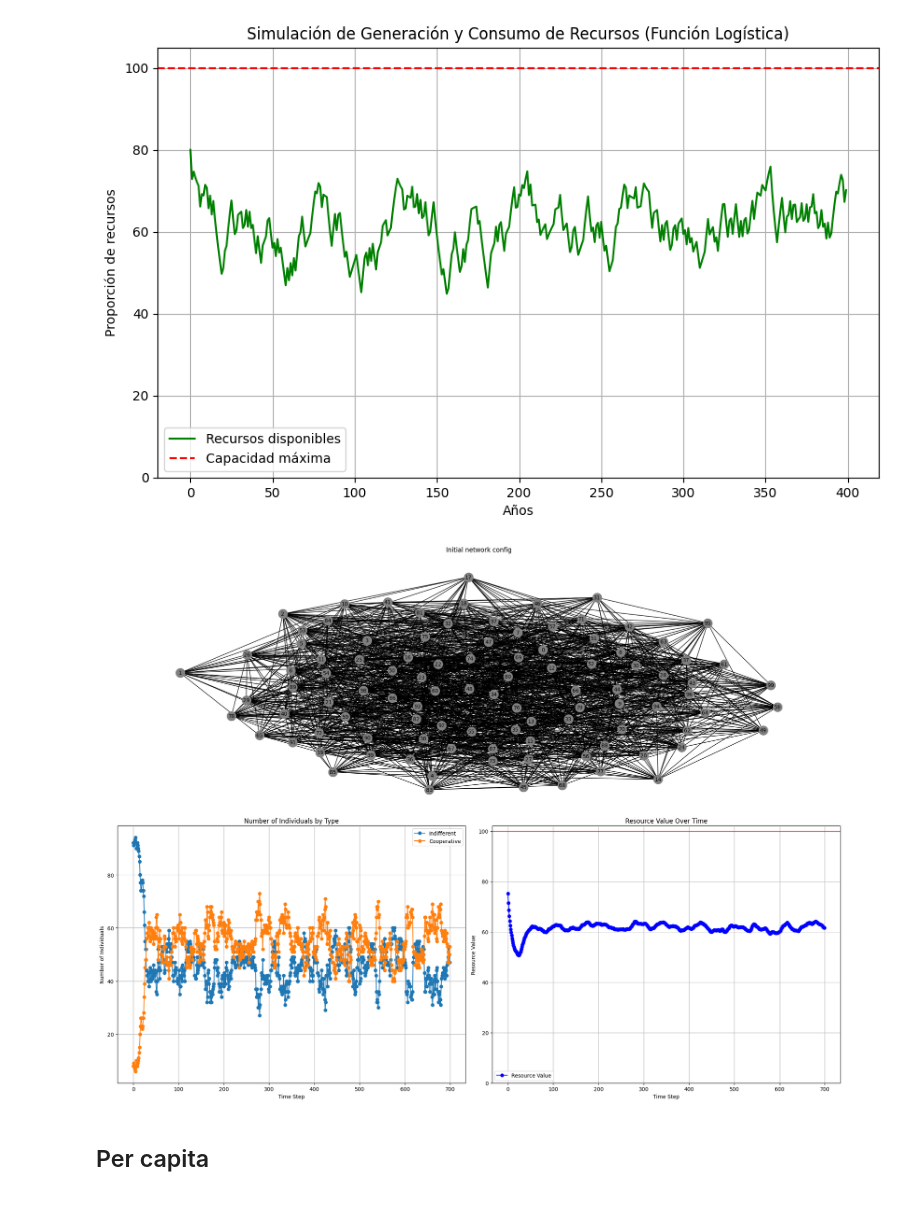
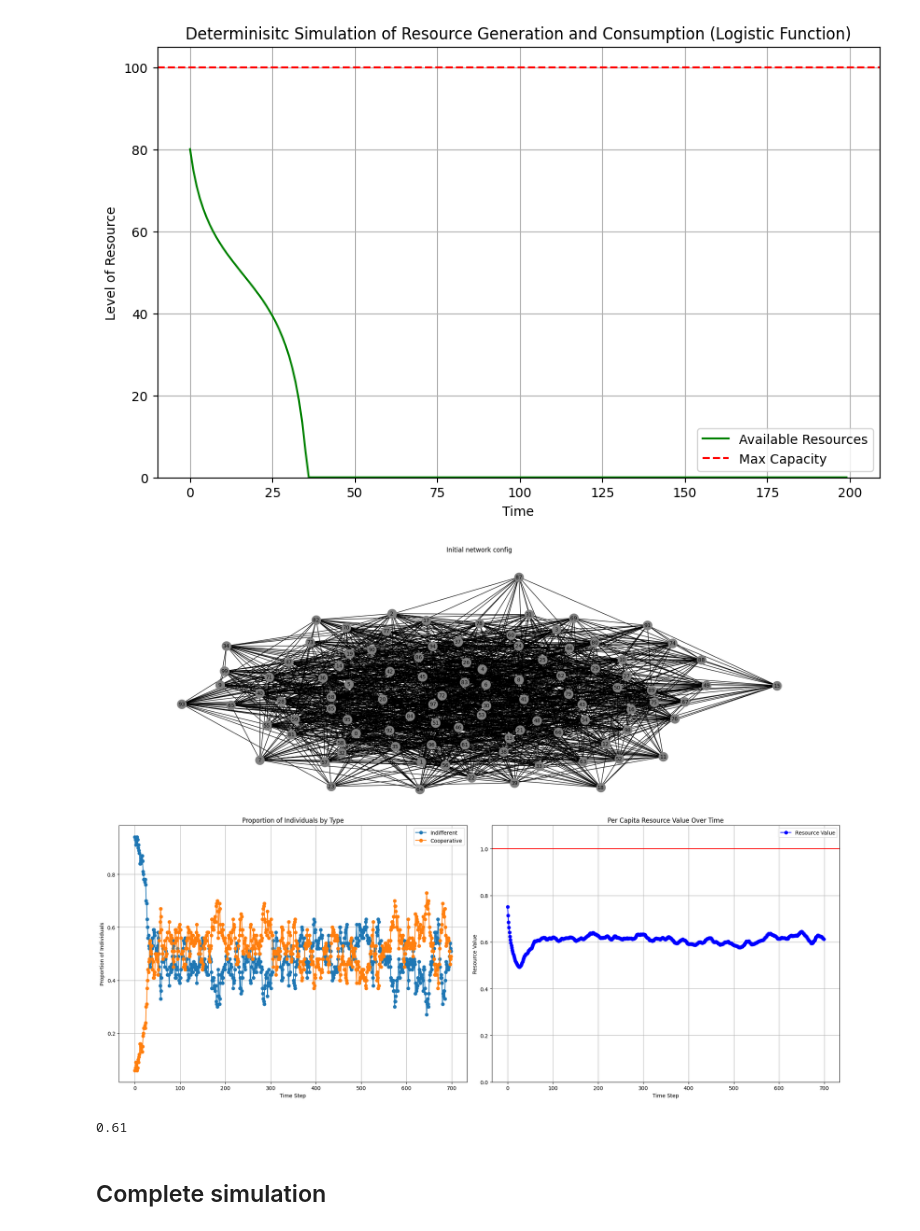
Before and after one commit to santineiraher/Tragedy_commons, a Jupyter notebook: Notebooks/Play_with_V0_NR.ipynb, the cells around one changed output. Cells and saved outputs as stored; diff of their text form; code cells hidden in the pictures.

```diff
--- a/Notebooks/Play_with_V0_NR.ipynb
+++ b/Notebooks/Play_with_V0_NR.ipynb
@@ -17,11 +17,11 @@ import matplotlib.pyplot as plt
 # Parámetros del modelo
 initial_resources = 80  # Recurso inicial
 growth_rate = 0.46  # Tasa de crecimiento intrínseca del recurso (r)
-consumption_rate = 0.145  # Consumo anual de recurso
+consumption_rate = 12.5  # Consumo anual de recurso
 max_capacity = 100  # Capacidad máxima del recurso (K)
 
 # Tiempo
-years = 400  # Simulación por 50 años
+years = 200  # Simulación por 50 años
 time = np.arange(0, years)
 
 # Inicialización de variables
@@ -38,7 +38,7 @@ for t in range(1, years):
     growth = logistic_growth(resources[t-1], growth_rate, max_capacity)
 
     # Actualizar la cantidad de recurso disponible (después de generación y consumo)
-    resources[t] = resources[t-1] + growth - (consumption_rate * random.choice([100, 50, 70]))
+    resources[t] = resources[t-1] + growth - consumption_rate
 
     # Evitar que la cantidad de recursos sea negativa
     if resources[t] < 0:
@@ -46,17 +46,18 @@ for t in range(1, years):
 
 # Graficar los resultados
 plt.figure(figsize=(10,6))
-plt.plot(time, resources, label="Recursos disponibles", color="green")
-plt.axhline(y=max_capacity, color='r', linestyle='--', label="Capacidad máxima")
-plt.title("Simulación de Generación y Consumo de Recursos (Función Logística)")
-plt.xlabel("Años")
-plt.ylabel("Proporción de recursos")
+plt.plot(time, resources, label="Available Resources", color="green")
+plt.axhline(y=max_capacity, color='r', linestyle='--', label="Max Capacity")
+plt.title("Determinisitc Simulation of Resource Generation and Consumption (Logistic Function)")
+plt.xlabel("Time")
+plt.ylabel("Level of Resource")
 plt.legend()
 plt.ylim(0,105)
 plt.grid(True)
+plt.savefig('/Users/catalinabernal/Desktop/TragedyCommons/Tragedy_commons/Figures/resources_2.png')
 plt.show()
 # %% [output]
-[figure, old version]
+[figure, new version]
 # %%
 # Simulation Parameters
 num_individuals = 100  # Number of individuals in the graph
@@ -66,8 +67,8 @@ mu = 0.1  # Constant probability of becoming indifferent
 T = 700  # Number of time steps
 
 # Resource parameters
-initial_resource = 80  # Initial value of the resource
-max_capacity = 100
+initial_resource = 80 / num_individuals # Initial value of the resource
+max_capacity = 100 /num_individuals
 replenishment_proportion = 0.46  # 46% of the remaining resource is replenished each step
 consumption_rates = {'Indifferent': 0.125, 'Cooperative':0.095}  # Consumption rates for each type
 
@@ -110,8 +111,8 @@ ax1.plot(timesteps, cooperative_proportions, label='Cooperative', marker='o')
 if model.trigger_time is not None:
     ax1.axvline(x=model.trigger_time, color='purple', linestyle='--', label=f'Trigger at t={model.trigger_time-1}')
 ax1.set_xlabel('Time Step')
-ax1.set_ylabel('Number of Individuals')
-ax1.set_title('Number of Individuals by Type')
+ax1.set_ylabel('Proportion of Individuals')
+ax1.set_title('Proportion of Individuals by Type')
 ax1.legend()
 ax1.grid(True)
 
@@ -122,39 +123,41 @@ if model.trigger_time is not None:
     ax2.axvline(x=model.trigger_time, color='purple', linestyle='--', label=f'Trigger at t={model.trigger_time}')
 ax2.set_xlabel('Time Step')
 ax2.set_ylabel('Resource Value')
-ax2.set_title('Resource Value Over Time')
-ax2.axhline(100, color = 'r')
-ax2.set_ylim(0, 102)
+ax2.set_title('Per Capita Resource Value Over Time')
+ax2.axhline(max_capacity, color = 'r')
+ax2.set_ylim(0, 1.1)
 ax2.legend()
 ax2.grid(True)
 
 # Adjust layout and show the figure
 plt.tight_layout()
 
 #save the figure
 
 # Define the file name structure based on the parameters
 file_name = (
     f'sim_ErdosRenyi_p_coop_{p_cooperative}_beta_{beta}_mu_{mu}_T_{T}_'
     f'resource_{initial_resource}_replenishment_{replenishment_proportion}_'
     f'critical_{critical_value}_rho_{rho}.png'
 )
 
 # Replace any special characters or spaces with underscores to ensure compatibility
 file_name = file_name.replace(".", "_")
 
 # Define the full path where the file will be saved
 PATH_TO_SAVE = "../Output/Images/V0_NR/"
 
 # Save the figure using the structured file name
 #plt.savefig(os.path.join(PATH_TO_SAVE, file_name))
 
 # Show the figure
 plt.show()
 # %% [output]
-[figure, old version]
+[figure, new version]
 # %%
 cooperative_proportions[-1]
+# %% [output]
+0.61
-# %% [markdown]
-## Per capita
+# %% [markdown]
+## Complete simulation
 # %%
```
Also changed, not shown: parts of 7 cells of this notebook, 10 other files.
